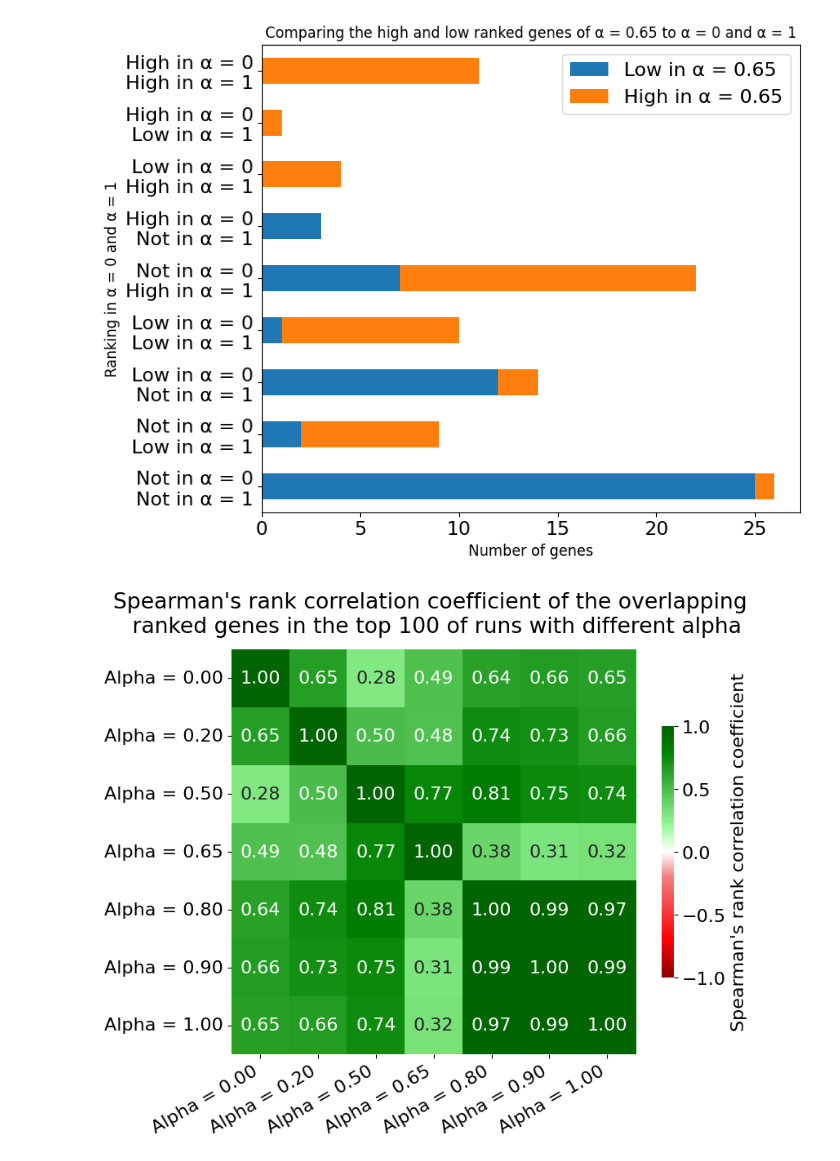
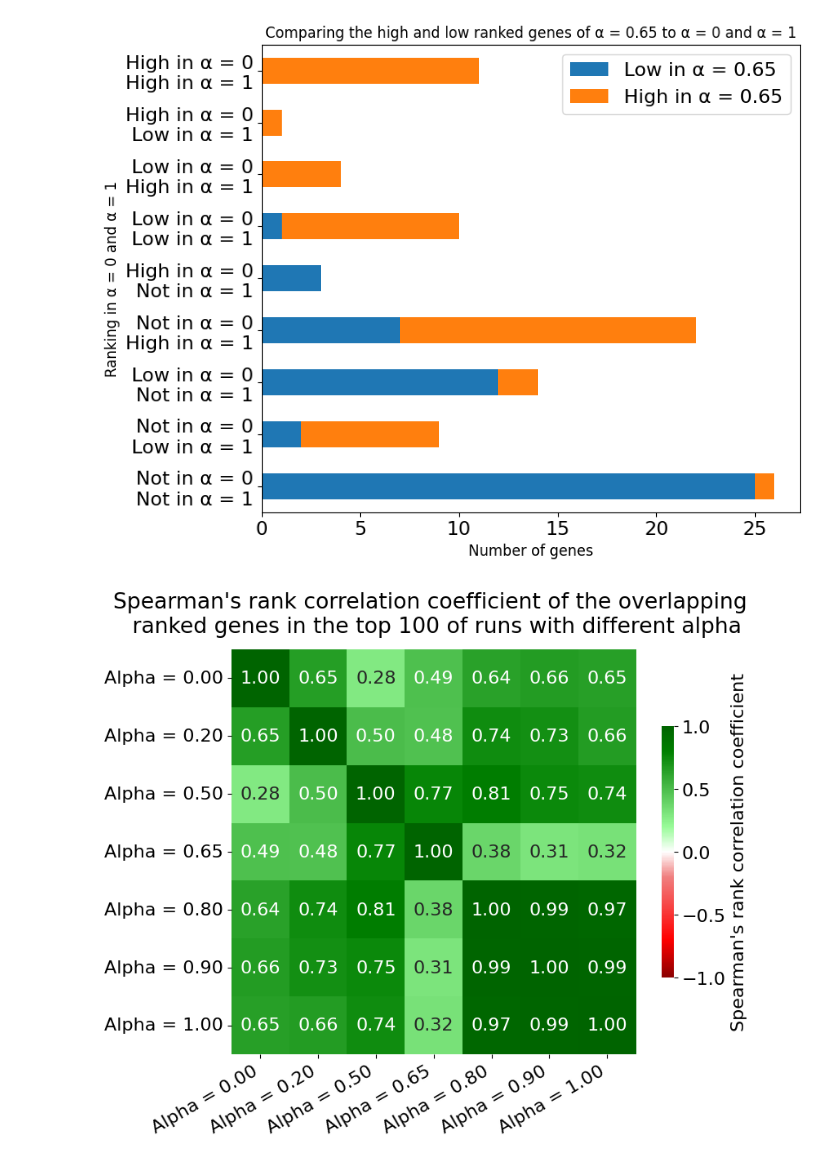
Before and after one commit to dmartmillan/OMEN, a Jupyter notebook: new_data/Compare_rankings.ipynb, the cells around one changed output. Drawn from its saved outputs; the diff is of its cells as text; code cells hidden in the pictures.

```diff
--- a/new_data/Compare_rankings.ipynb
+++ b/new_data/Compare_rankings.ipynb
@@ -62,27 +62,27 @@ def overlap3notnot(l1,l2,l3):
 # %%
 import matplotlib.pyplot as plt
 
 plt.rcParams.update({'font.size': 16})
 
 # Data
-groups = ['High in \u03B1 = 0\nHigh in \u03B1 = 1', 'High in \u03B1 = 0\nLow in \u03B1 = 1','Low in \u03B1 = 0\nHigh in \u03B1 = 1','High in \u03B1 = 0\nNot in \u03B1 = 1', 'Not in \u03B1 = 0\nHigh in \u03B1 = 1','Low in \u03B1 = 0\nLow in \u03B1 = 1','Low in \u03B1 = 0\nNot in \u03B1 = 1','Not in \u03B1 = 0\nLow in \u03B1 = 1','Not in \u03B1 = 0\nNot in \u03B1 = 1']
-values1 = [len(overlap3(ranking65bot,ranking0top,ranking1top)),len(overlap3(ranking65bot,ranking0top,ranking1bot)),len(overlap3(ranking65bot,ranking0bot,ranking1top)),len(overlap3not(ranking65bot,ranking0top,ranking1)),len(overlap3not(ranking65bot,ranking1top,ranking0)),len(overlap3(ranking65bot,ranking0bot,ranking1bot)),len(overlap3not(ranking65bot,ranking0bot,ranking1)),len(overlap3not(ranking65bot,ranking1bot,ranking0)),len(overlap3notnot(ranking65bot,ranking0,ranking1))]
-values2 = [len(overlap3(ranking65top,ranking0top,ranking1top)),len(overlap3(ranking65top,ranking0top,ranking1bot)),len(overlap3(ranking65top,ranking0bot,ranking1top)),len(overlap3not(ranking65top,ranking0top,ranking1)),len(overlap3not(ranking65top,ranking1top,ranking0)),len(overlap3(ranking65top,ranking0bot,ranking1bot)),len(overlap3not(ranking65top,ranking0bot,ranking1)),len(overlap3not(ranking65top,ranking1bot,ranking0)),len(overlap3notnot(ranking65top,ranking0,ranking1))]
+groups = ['High in \u03B1 = 0\nHigh in \u03B1 = 1', 'High in \u03B1 = 0\nLow in \u03B1 = 1','Low in \u03B1 = 0\nHigh in \u03B1 = 1','Low in \u03B1 = 0\nLow in \u03B1 = 1','High in \u03B1 = 0\nNot in \u03B1 = 1', 'Not in \u03B1 = 0\nHigh in \u03B1 = 1','Low in \u03B1 = 0\nNot in \u03B1 = 1','Not in \u03B1 = 0\nLow in \u03B1 = 1','Not in \u03B1 = 0\nNot in \u03B1 = 1']
+values1 = [len(overlap3(ranking65bot,ranking0top,ranking1top)),len(overlap3(ranking65bot,ranking0top,ranking1bot)),len(overlap3(ranking65bot,ranking0bot,ranking1top)),len(overlap3(ranking65bot,ranking0bot,ranking1bot)),len(overlap3not(ranking65bot,ranking0top,ranking1)),len(overlap3not(ranking65bot,ranking1top,ranking0)),len(overlap3not(ranking65bot,ranking0bot,ranking1)),len(overlap3not(ranking65bot,ranking1bot,ranking0)),len(overlap3notnot(ranking65bot,ranking0,ranking1))]
+values2 = [len(overlap3(ranking65top,ranking0top,ranking1top)),len(overlap3(ranking65top,ranking0top,ranking1bot)),len(overlap3(ranking65top,ranking0bot,ranking1top)),len(overlap3(ranking65top,ranking0bot,ranking1bot)),len(overlap3not(ranking65top,ranking0top,ranking1)),len(overlap3not(ranking65top,ranking1top,ranking0)),len(overlap3not(ranking65top,ranking0bot,ranking1)),len(overlap3not(ranking65top,ranking1bot,ranking0)),len(overlap3notnot(ranking65top,ranking0,ranking1))]
 
 groups.reverse()
 values1.reverse()
 values2.reverse()
 
 df = pd.DataFrame({'Low in \u03B1 = 0.65': values1,'High in \u03B1 = 0.65': values2}, index=groups)
 
 ax = df.plot.barh(figsize =(8,7), stacked=True)
 
 plt.xlabel('Number of genes',size=12)
 plt.ylabel('Ranking in \u03B1 = 0 and \u03B1 = 1',size=12)
 plt.title('Comparing the high and low ranked genes of \u03B1 = 0.65 to \u03B1 = 0 and \u03B1 = 1', size = 12)
 plt.savefig('high_and_low_rankings_compared.png',bbox_inches="tight")
 # %% [output]
-[figure, old version]
+[figure, new version]
 # %%
 def remap_ranking(ranking):
     N = len(ranking)
```
Also changed, not shown: parts of 1 cell of this notebook, 1 other file.
